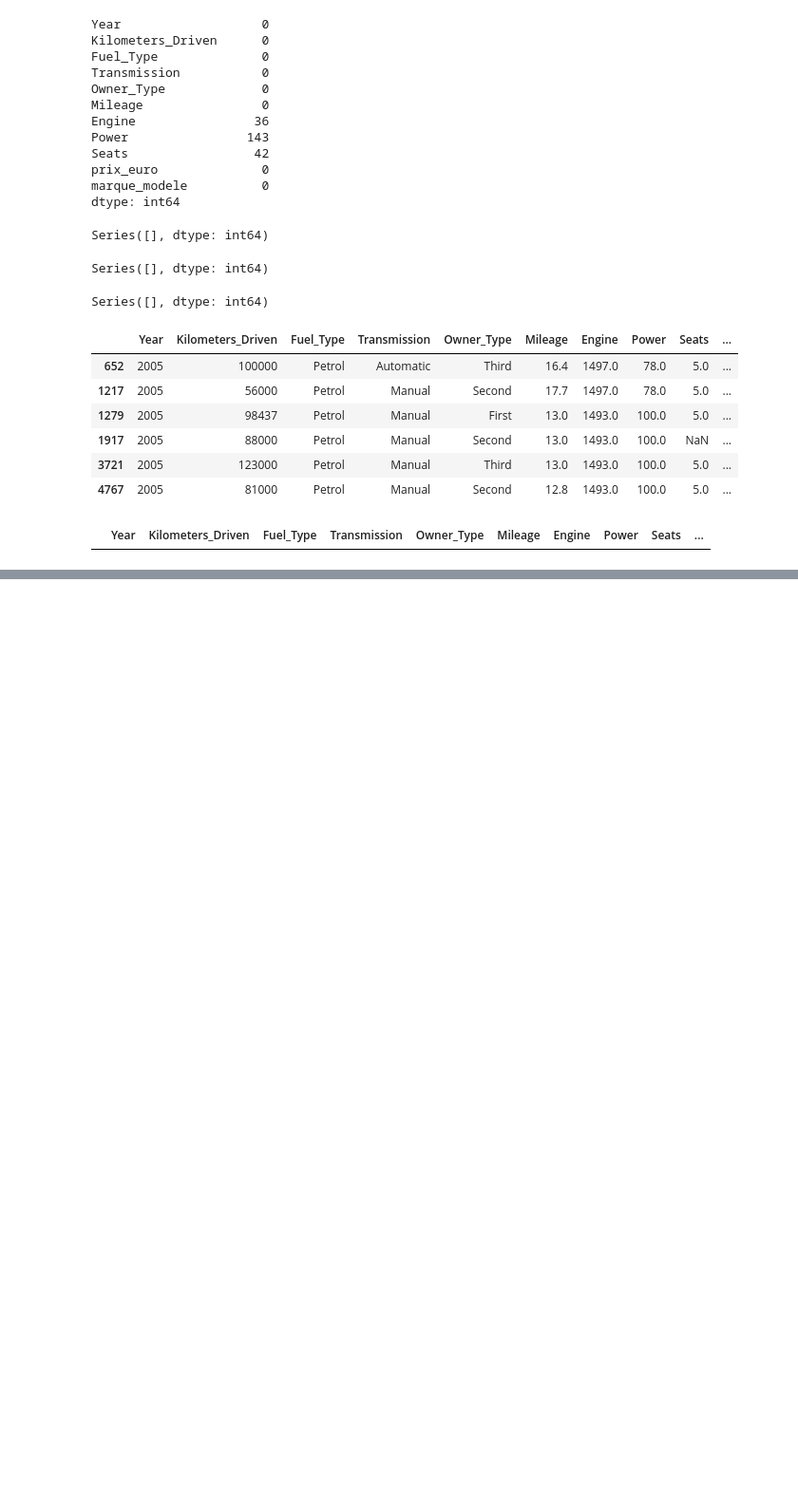
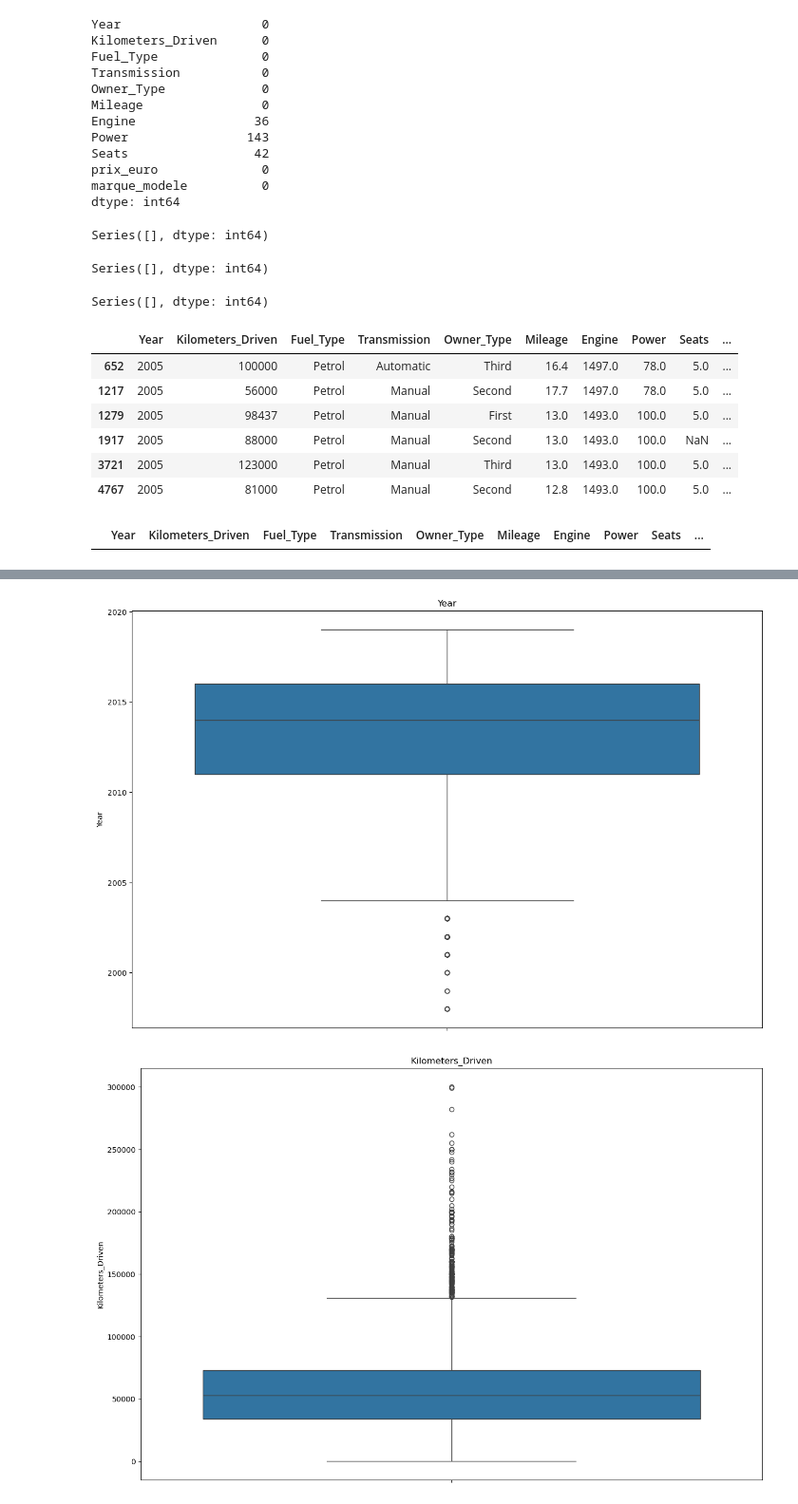
Before and after one commit to medjbeuryacine/Projet-Regression-, a Jupyter notebook: partie_yacine/eda.ipynb, the cells around one changed output, grey strips where cells are left out. Shown at 95% size. Drawn from its saved outputs; the diff is of its cells as text; code cells hidden in the pictures; blank space fills up the shorter version.

```diff
--- a/partie_yacine/eda.ipynb
+++ b/partie_yacine/eda.ipynb
@@ -305,0 +522,4 @@ data.to_csv("data_nan_remplit_main.csv", index=False)
+# %%
+X = df["Kilometers_Driven"].values.reshape(-1, 1)
+db = DBSCAN(eps=30000, min_samples=2).fit(X)
+df["valeur_aburante"] = db.labels_
@@ -305,0 +565,13 @@ data.to_csv("data_nan_remplit_main.csv", index=False)
+# %%
+df.drop('valeur_aburante', axis=1, inplace=True)
+# %%
+df.drop('New_Price', axis=1, inplace=True)
+# %%
+
+for col in df.select_dtypes(np.number).columns:
+    plt.figure(figsize=(15,10))
+    plt.title(col)
+    sns.boxplot(df[col])
+# %% [output]
+[figure, added]
+[figure, added]
```
Also changed, not shown: parts of 39 cells of this notebook, 9 other files.
